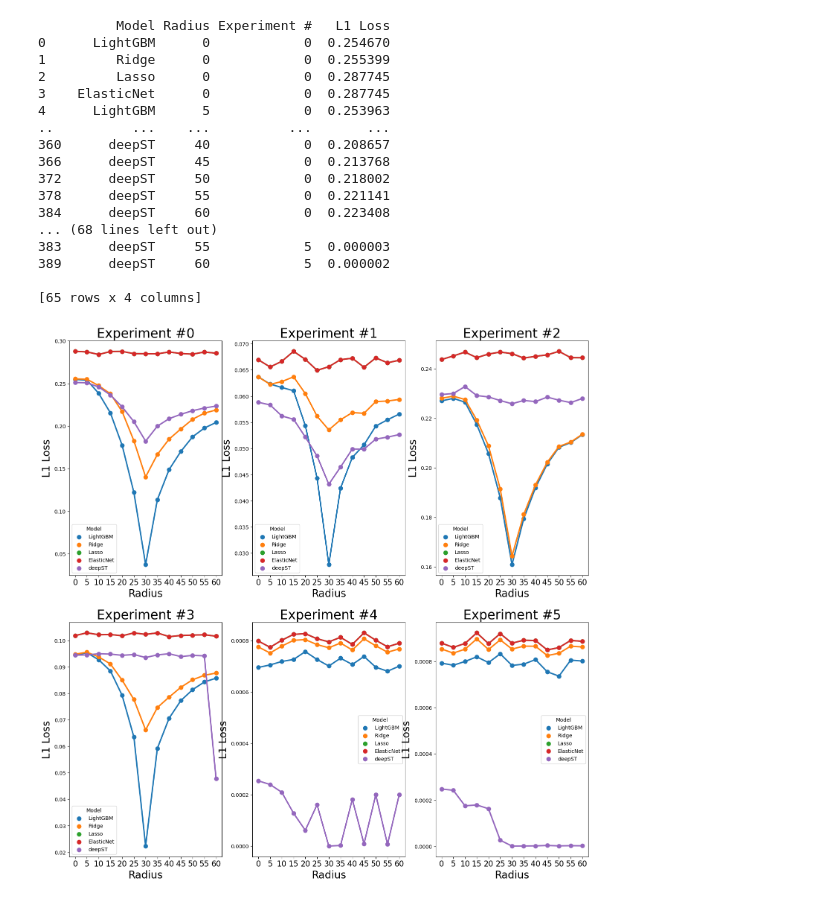
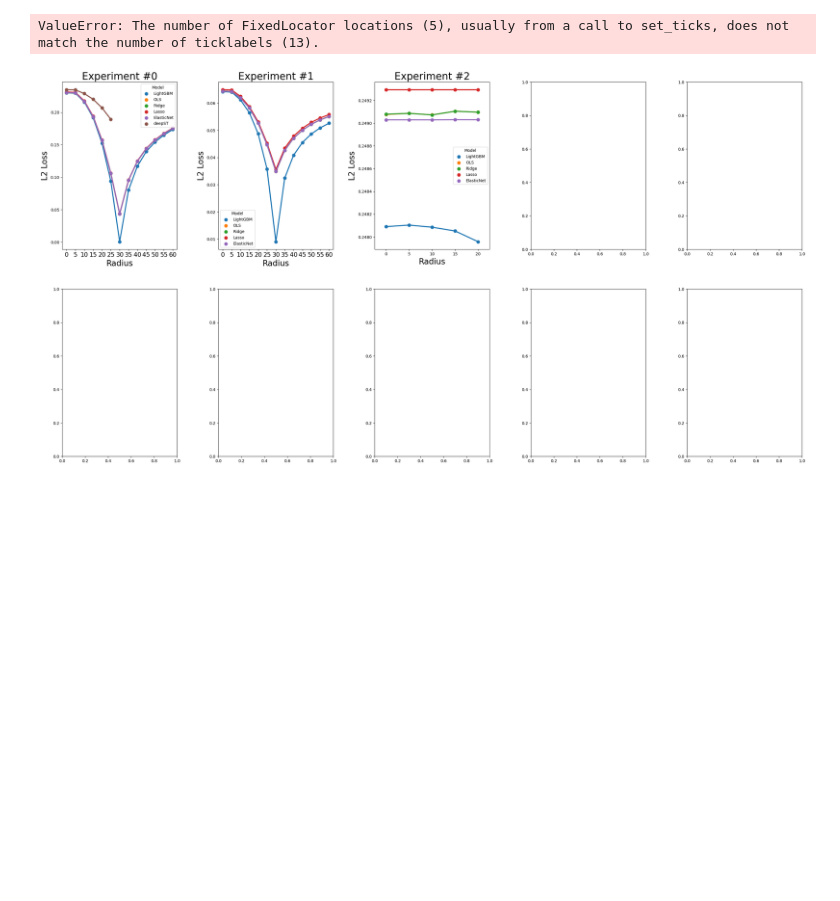
Before and after one commit to prob-ml/spice, a Jupyter notebook: examples/static/SyntheticResults.ipynb, the cells around one changed output. Drawn from its saved outputs; the diff is of its cells as text; code cells hidden in the pictures; blank space fills up the shorter version.

Commit message:
save data to disc (#125)

```diff
--- a/examples/static/SyntheticResults.ipynb
+++ b/examples/static/SyntheticResults.ipynb
@@ -189,10 +238,3 @@ test_loss_rad_dict
-# %%
-test_loss_rad_dict = {str(k): v for k,v in test_loss_rad_dict.items()}
-
-import json
-
-with open('../deepST_synthetic_results.json', 'w') as deepST:
-    json.dump(test_loss_rad_dict, deepST)
 # %%
 import json
 
@@ -228,27 +275,29 @@ linear_models_dict
 import pandas as pd
 
 # linear models + XGBoost
-data = pd.DataFrame(columns=['Model', 'Radius', 'Experiment #', 'L1 Loss'])
+data = pd.DataFrame(columns=['Model', 'Radius', 'Experiment #', 'L2 Loss'])
 for k,v in linear_models_dict.items():
     k = k.split()
     entry = pd.DataFrame.from_dict({
         'Model': [k[0]],
         'Radius': [int(k[1])],
         'Experiment #': [int(k[2])],
-        'L1 Loss': [v]
+        'L2 Loss': [v]
     })
     data = pd.concat([data, entry], ignore_index=True)
 
-# deepST
+print(data)
+
+
 for k,v in test_loss_rad_dict.items():
     k = eval(k)
     entry = pd.DataFrame.from_dict({
         'Model': 'deepST',
         'Radius': [k[0]],
         'Experiment #': [k[1]],
-        'L1 Loss': [v]
+        'L2 Loss': [min(v.values())]
     })
     data = pd.concat([data, entry], ignore_index=True)
 
-data
+data[data["Model"] == "deepST"]
 # %% [output]
@@ -268,38 +325,22 @@ data
 # %%
 import seaborn as sns
 import matplotlib.pyplot as plt
 import numpy as np
 
-fig, axes = plt.subplots(2, 3, figsize=(18, 18))
+fig, axes = plt.subplots(2, 5, figsize=(28, 15))
 
 # create pointplot
-for exp in range(6):
+for exp in range(10):
     new_data = data[data['Experiment #'] == exp]
-    print(new_data)
-    synth_results = sns.pointplot(ax=axes[exp // 3, exp % 3], x='Radius', y= 'L1 Loss', hue='Model', data=new_data)
+    synth_results = sns.pointplot(ax=axes[exp // 5, exp % 5], x='Radius', y= 'L2 Loss', hue='Model', data=new_data)
     # baseline = new_data[(new_data["Model"] == "deepST") & (new_data["Radius"] == 0)]["L1 Loss"]
     # synth_results.axhline(baseline.item(), linestyle = '-', linewidth=3)
     synth_results.set_title(f"Experiment #{exp}", fontsize=25)
     synth_results.set_xlabel("Radius", fontsize = 20)
-    synth_results.set_ylabel("L1 Loss", fontsize = 20)
+    synth_results.set_ylabel("L2 Loss", fontsize = 20)
     synth_results.set_xticklabels(range(0, 65, 5), fontsize=15)
+    fig.tight_layout(pad=5)
 plt.savefig(f'synth_experiments.png')
 # %% [output]
-          Model Radius Experiment #   L1 Loss
-0      LightGBM      0            0  0.254670
-1         Ridge      0            0  0.255399
-2         Lasso      0            0  0.287745
-3    ElasticNet      0            0  0.287745
-4      LightGBM      5            0  0.253963
-..          ...    ...          ...       ...
-360      deepST     40            0  0.208657
-366      deepST     45            0  0.213768
-372      deepST     50            0  0.218002
-378      deepST     55            0  0.221141
-384      deepST     60            0  0.223408
-... (68 lines left out)
-383      deepST     55            5  0.000003
-389      deepST     60            5  0.000002
-
-[65 rows x 4 columns]
+ValueError: The number of FixedLocator locations (5), usually from a call to set_ticks, does not match the number of ticklabels (13).
-[figure, old version]
+[figure, new version]
```
Also changed, not shown: parts of 11 cells of this notebook, 45 other files.
